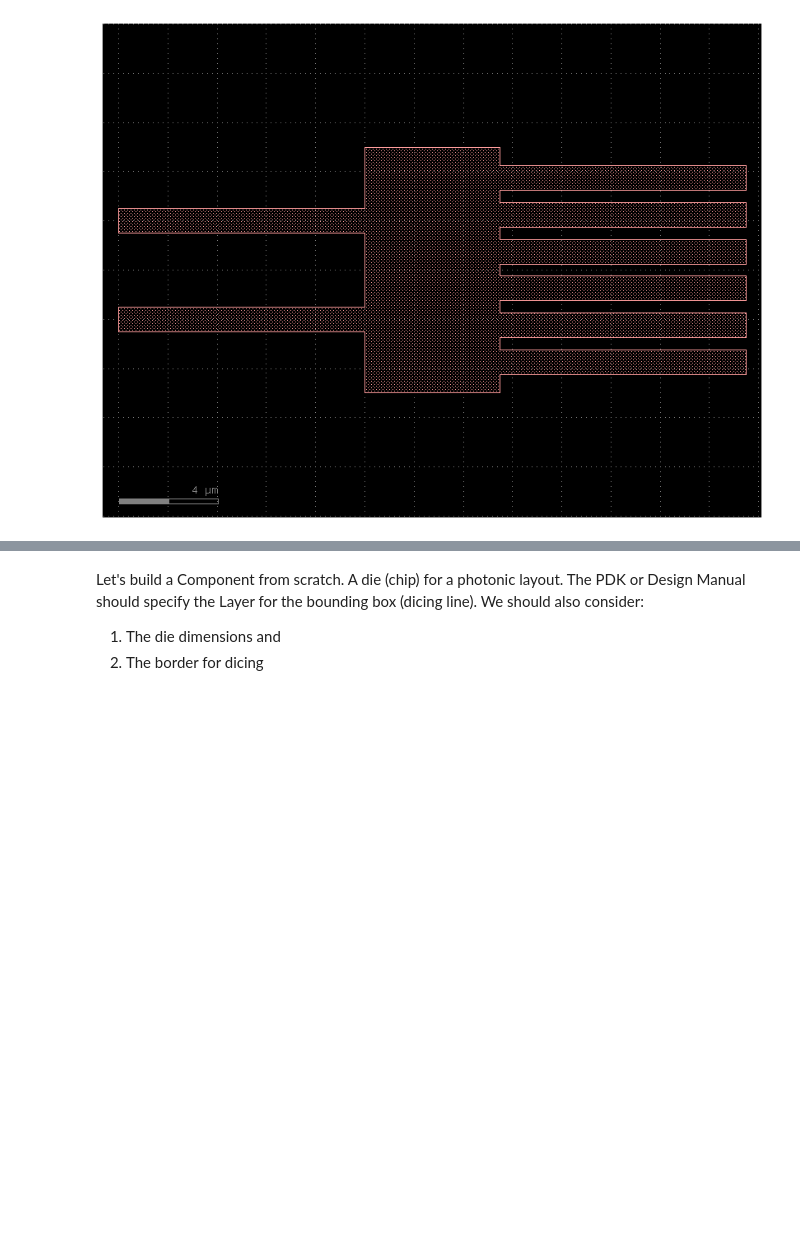
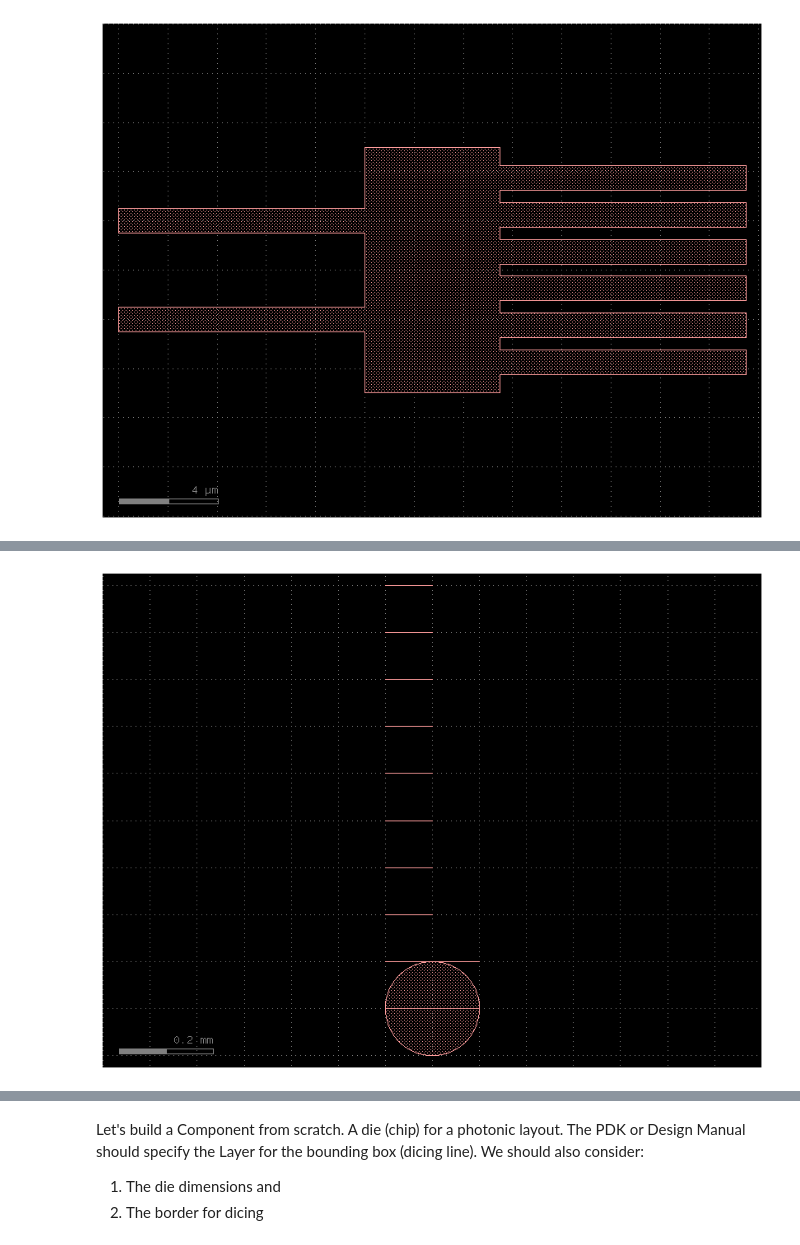
Before and after one commit to davidalcarria/pic-upv-lab4, a Jupyter notebook: LAYOUT_Student.ipynb, the cells around one changed output, grey strips where cells are left out. Drawn from its saved outputs; the diff is of its cells as text; code cells hidden in the pictures; blank space fills up the shorter version.

```diff
--- a/LAYOUT_Student.ipynb
+++ b/LAYOUT_Student.ipynb
@@ -126,6 +126,29 @@ A cell is a function that returns a Component. In GDS each component must have a
 
 
 [def]: https://i.imgur.com/oeuKGsc.png
+# %%
+c = gf.Component()
+
+# Llamada al polígono
+circ = gf.c.circle(radius=100, layer="WG")
+
+_circ = c.add_ref(circ)
+_circ.dmovex(0)
+
+recta1 = gf.c.straight(length=100)
+_recta1 = c << recta1
+
+recta2 = cells.straight(length=100)
+_recta2 = c << recta2
+_recta2.dmovey(100)
+
+arr_str = gf.c.array(recta2, columns=1, rows=10, column_pitch=0, row_pitch=100)
+_arr_str = c.add_ref(arr_str)
+_arr_str.dmovex(-100)
+
+c.plot()
+# %% [output]
+[figure, added]
 # %%
 c = gf.Component()
 c.add_ref(gf.components.circle(radius=10,layer='SLAB'))
```
Also changed, not shown: parts of 10 cells of this notebook.
